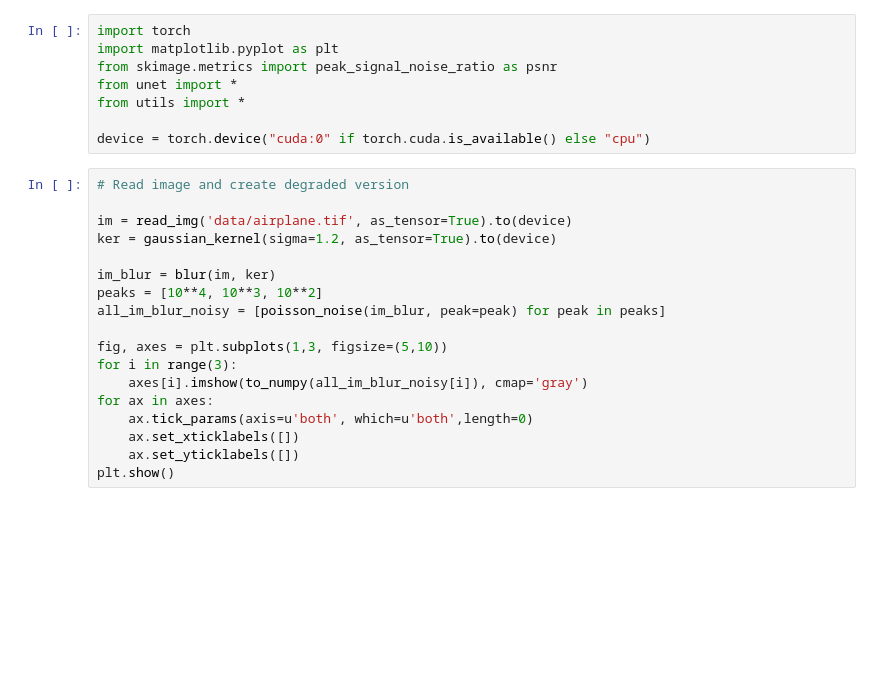
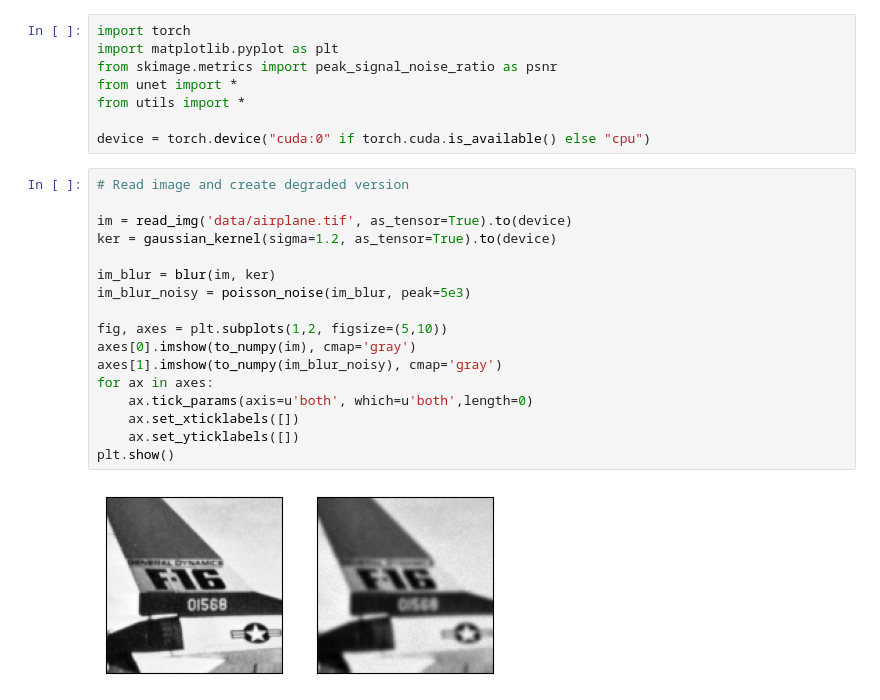
Before and after one commit to LudoRey/dip-deblur, a Jupyter notebook: poisson_noise.ipynb, the cells around one changed output. Drawn from its saved outputs; the diff is of its cells as text; blank space fills up the shorter version.

```diff
--- a/poisson_noise.ipynb
+++ b/poisson_noise.ipynb
@@ -14,19 +22,20 @@ device = torch.device("cuda:0" if torch.cuda.is_available() else "cpu")
 # %%
 # Read image and create degraded version
 
 im = read_img('data/airplane.tif', as_tensor=True).to(device)
 ker = gaussian_kernel(sigma=1.2, as_tensor=True).to(device)
 
 im_blur = blur(im, ker)
-peaks = [10**4, 10**3, 10**2]
-all_im_blur_noisy = [poisson_noise(im_blur, peak=peak) for peak in peaks]
+im_blur_noisy = poisson_noise(im_blur, peak=5e3)
 
-fig, axes = plt.subplots(1,3, figsize=(5,10))
-for i in range(3):
-    axes[i].imshow(to_numpy(all_im_blur_noisy[i]), cmap='gray')
+fig, axes = plt.subplots(1,2, figsize=(5,10))
+axes[0].imshow(to_numpy(im), cmap='gray')
+axes[1].imshow(to_numpy(im_blur_noisy), cmap='gray')
 for ax in axes:
     ax.tick_params(axis=u'both', which=u'both',length=0)
     ax.set_xticklabels([])
     ax.set_yticklabels([])
 plt.show()
+# %% [output]
+[figure, added]
 # %%
```
Also changed, not shown: parts of 3 cells of this notebook.
